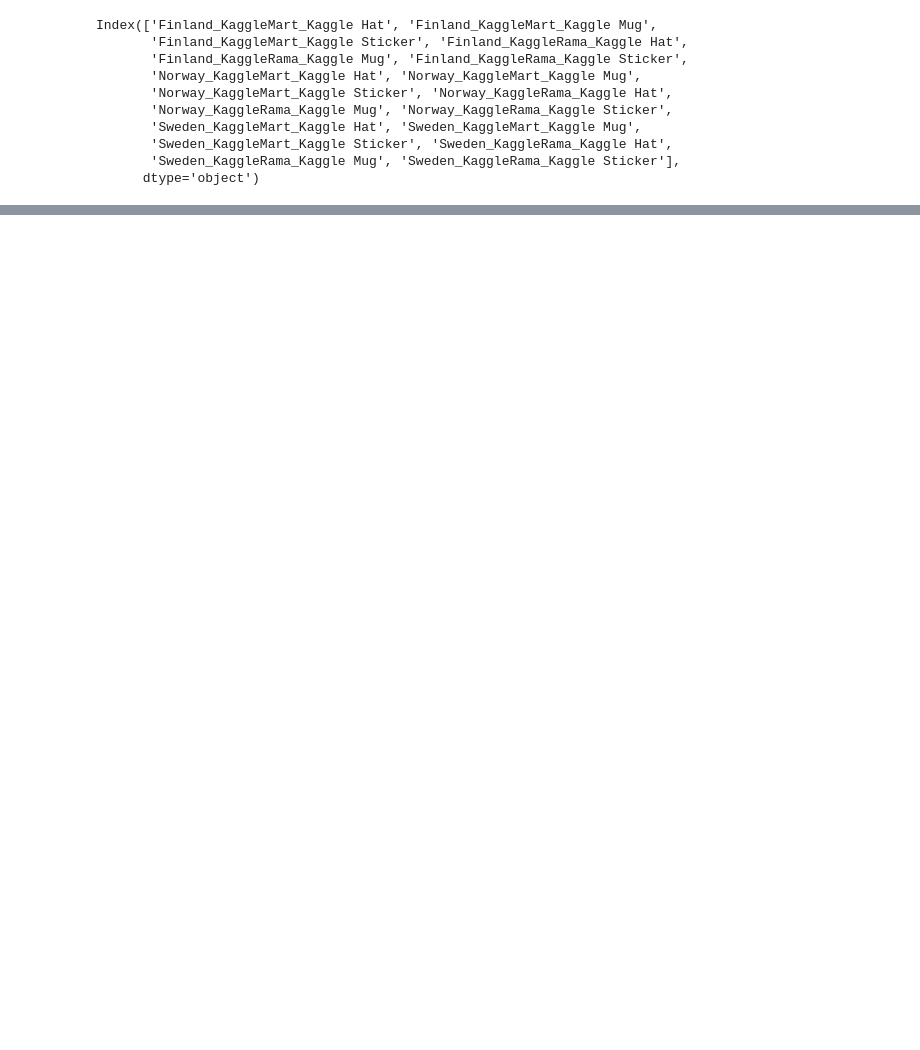
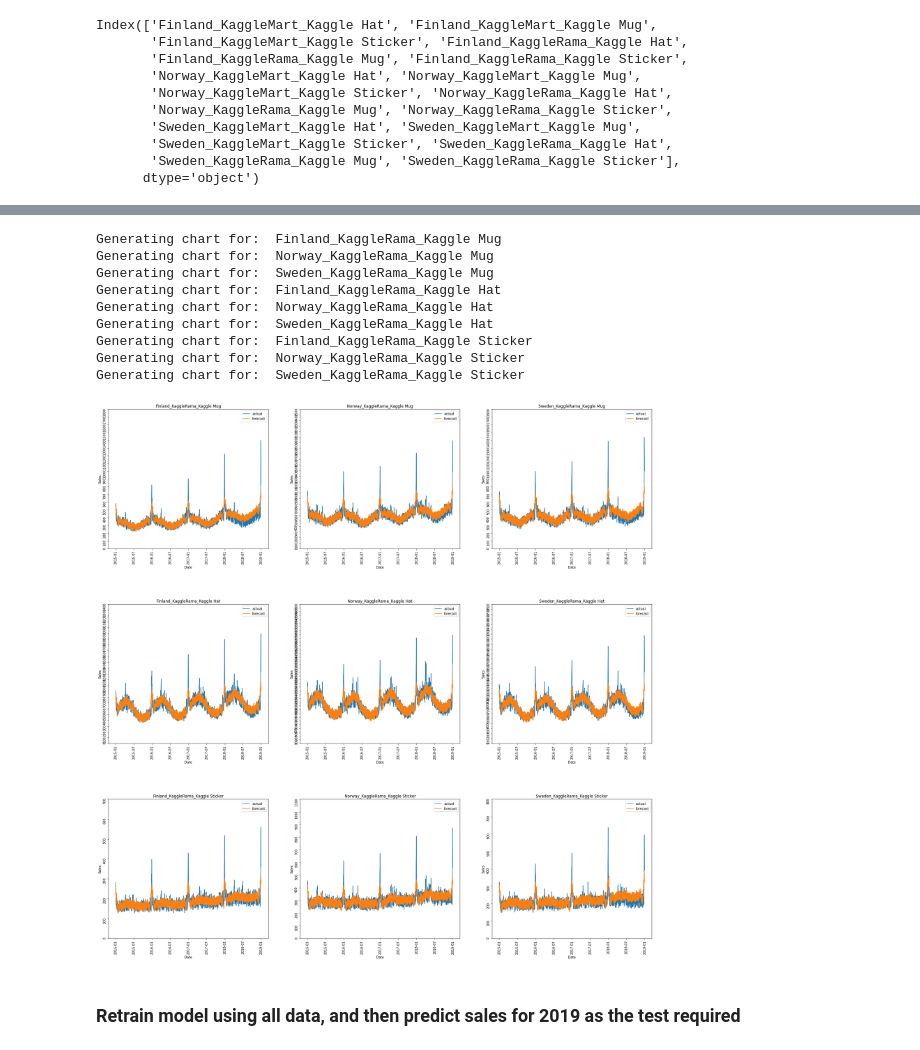
Before and after one commit to ronald-leung/datascience_machinelearning, a Jupyter notebook: Kaggle/tabular-playground-series-jan-2022/jan_2022_prediction_pylon.ipynb, the cells around one changed output, grey strips where cells are left out. Saved outputs shown, nothing was run; the diff lists cells and outputs as text; code cells hidden in the pictures; blank space fills up the shorter version.

```diff
--- a/Kaggle/tabular-playground-series-jan-2022/jan_2022_prediction_pylon.ipynb
+++ b/Kaggle/tabular-playground-series-jan-2022/jan_2022_prediction_pylon.ipynb
@@ -350,0 +512,15 @@ future_withotherfeature.head()
+# %%
+plotChartsForStore('KaggleRama')
+# %% [output]
+Generating chart for:  Finland_KaggleRama_Kaggle Mug
+Generating chart for:  Norway_KaggleRama_Kaggle Mug
+Generating chart for:  Sweden_KaggleRama_Kaggle Mug
+Generating chart for:  Finland_KaggleRama_Kaggle Hat
+Generating chart for:  Norway_KaggleRama_Kaggle Hat
+Generating chart for:  Sweden_KaggleRama_Kaggle Hat
+Generating chart for:  Finland_KaggleRama_Kaggle Sticker
+Generating chart for:  Norway_KaggleRama_Kaggle Sticker
+Generating chart for:  Sweden_KaggleRama_Kaggle Sticker
+[figure, added]
+# %% [markdown]
+### Retrain model using all data, and then predict sales for 2019 as the test required
```
Also changed, not shown: parts of 53 cells of this notebook.
